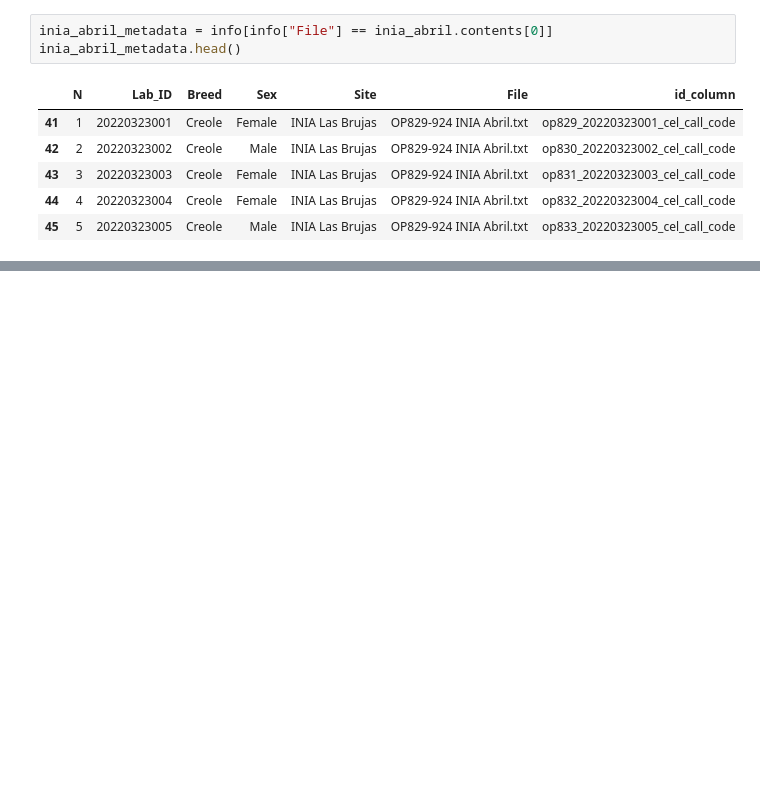
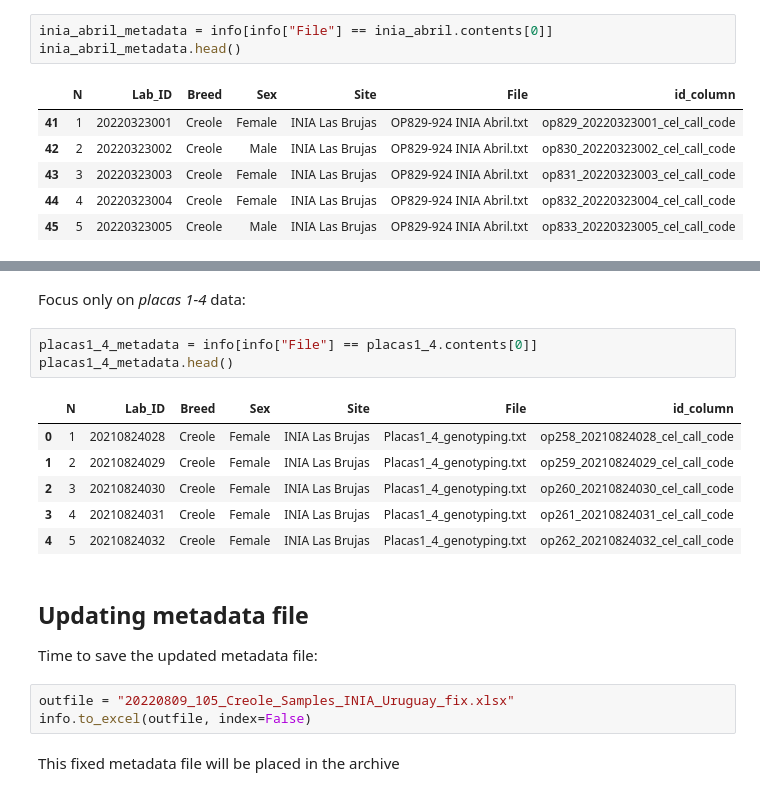
Before and after one commit to cnr-ibba/SMARTER-database, a Jupyter notebook: notebooks/exploratory/0.20.0-bunop-uruguay_fg.ipynb, the cells around one changed output, grey strips where cells are left out. Cells and saved outputs as stored; diff of their text form; blank space fills up the shorter version.

```diff
--- a/notebooks/exploratory/0.20.0-bunop-uruguay_fg.ipynb
+++ b/notebooks/exploratory/0.20.0-bunop-uruguay_fg.ipynb
@@ -323,0 +400,20 @@ inia_abril_metadata.head()
+# %% [markdown]
+Focus only on *placas 1-4* data:
+# %%
+placas1_4_metadata = info[info["File"] == placas1_4.contents[0]]
+placas1_4_metadata.head()
+# %% [output]
+|  | N | Lab_ID | Breed | Sex | Site | File | id_column |
+| 0 | 1 | 20210824028 | Creole | Female | INIA Las Brujas | Placas1_4_genotyping.txt | op258_20210824028_cel_call_code |
+| 1 | 2 | 20210824029 | Creole | Female | INIA Las Brujas | Placas1_4_genotyping.txt | op259_20210824029_cel_call_code |
+| 2 | 3 | 20210824030 | Creole | Female | INIA Las Brujas | Placas1_4_genotyping.txt | op260_20210824030_cel_call_code |
+| 3 | 4 | 20210824031 | Creole | Female | INIA Las Brujas | Placas1_4_genotyping.txt | op261_20210824031_cel_call_code |
+| 4 | 5 | 20210824032 | Creole | Female | INIA Las Brujas | Placas1_4_genotyping.txt | op262_20210824032_cel_call_code |
+# %% [markdown]
+## Updating metadata file
+Time to save the updated metadata file:
+# %%
+outfile = "20220809_105_Creole_Samples_INIA_Uruguay_fix.xlsx"
+info.to_excel(outfile, index=False)
+# %% [markdown]
+This fixed metadata file will be placed in the archive
```
Also changed, not shown: parts of 17 cells of this notebook.
